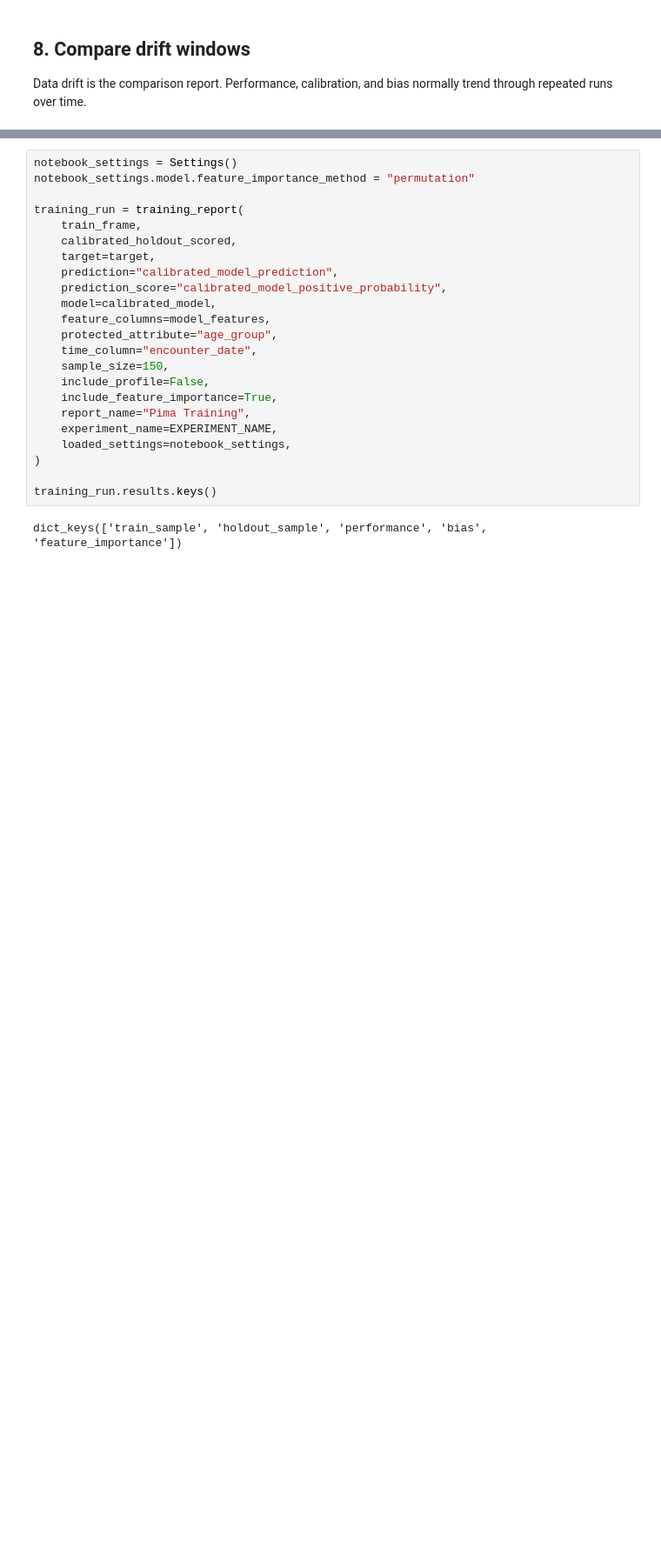
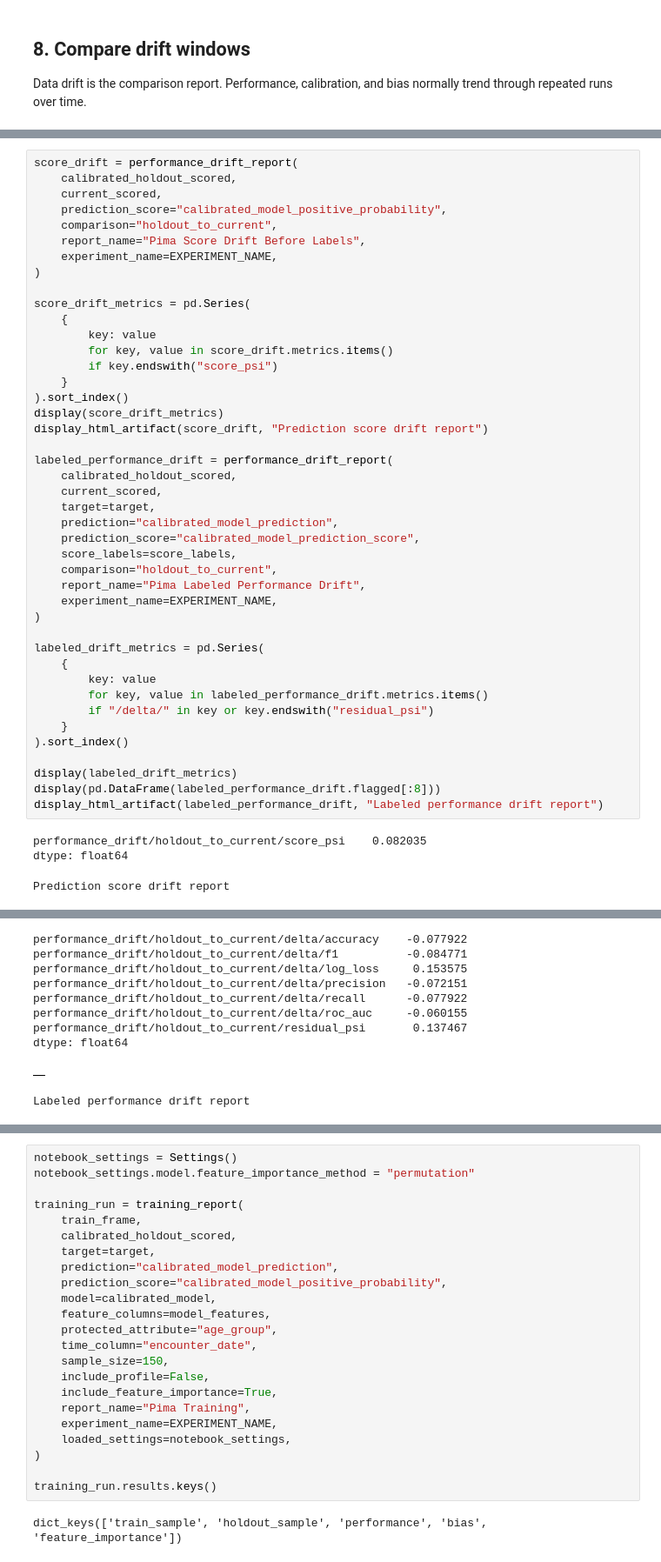
Before and after one commit to rmenziejr/lumos-ai, a Jupyter notebook: examples/notebooks/pima_diabetes_walkthrough.ipynb, the cells around one changed output, grey strips where cells are left out. Shown at 87% size. Drawn from its saved outputs; the diff is of its cells as text; blank space fills up the shorter version.

```diff
--- a/examples/notebooks/pima_diabetes_walkthrough.ipynb
+++ b/examples/notebooks/pima_diabetes_walkthrough.ipynb
@@ -419,0 +447,47 @@ Data Drift Report
+# %%
+score_drift = performance_drift_report(
+    calibrated_holdout_scored,
+    current_scored,
+    prediction_score="calibrated_model_positive_probability",
+    comparison="holdout_to_current",
+    report_name="Pima Score Drift Before Labels",
+    experiment_name=EXPERIMENT_NAME,
+)
+
+score_drift_metrics = pd.Series(
+    {
+        key: value
+        for key, value in score_drift.metrics.items()
+        if key.endswith("score_psi")
+    }
+).sort_index()
+display(score_drift_metrics)
+display_html_artifact(score_drift, "Prediction score drift report")
+
+labeled_performance_drift = performance_drift_report(
+    calibrated_holdout_scored,
+    current_scored,
+    target=target,
+    prediction="calibrated_model_prediction",
+    prediction_score="calibrated_model_prediction_score",
+    score_labels=score_labels,
+    comparison="holdout_to_current",
+    report_name="Pima Labeled Performance Drift",
+    experiment_name=EXPERIMENT_NAME,
+)
+
+labeled_drift_metrics = pd.Series(
+    {
+        key: value
+        for key, value in labeled_performance_drift.metrics.items()
+        if "/delta/" in key or key.endswith("residual_psi")
+    }
+).sort_index()
+
+display(labeled_drift_metrics)
+display(pd.DataFrame(labeled_performance_drift.flagged[:8]))
+display_html_artifact(labeled_performance_drift, "Labeled performance drift report")
+# %% [output]
+performance_drift/holdout_to_current/score_psi    0.082035
+dtype: float64
+Prediction score drift report
@@ -419,0 +495,10 @@ Data Drift Report
+performance_drift/holdout_to_current/delta/accuracy    -0.077922
+performance_drift/holdout_to_current/delta/f1          -0.084771
+performance_drift/holdout_to_current/delta/log_loss     0.153575
+performance_drift/holdout_to_current/delta/precision   -0.072151
+performance_drift/holdout_to_current/delta/recall      -0.077922
+performance_drift/holdout_to_current/delta/roc_auc     -0.060155
+performance_drift/holdout_to_current/residual_psi       0.137467
+dtype: float64
+|  |
+Labeled performance drift report
```
Also changed, not shown: parts of 6 cells of this notebook, 1 other file.
